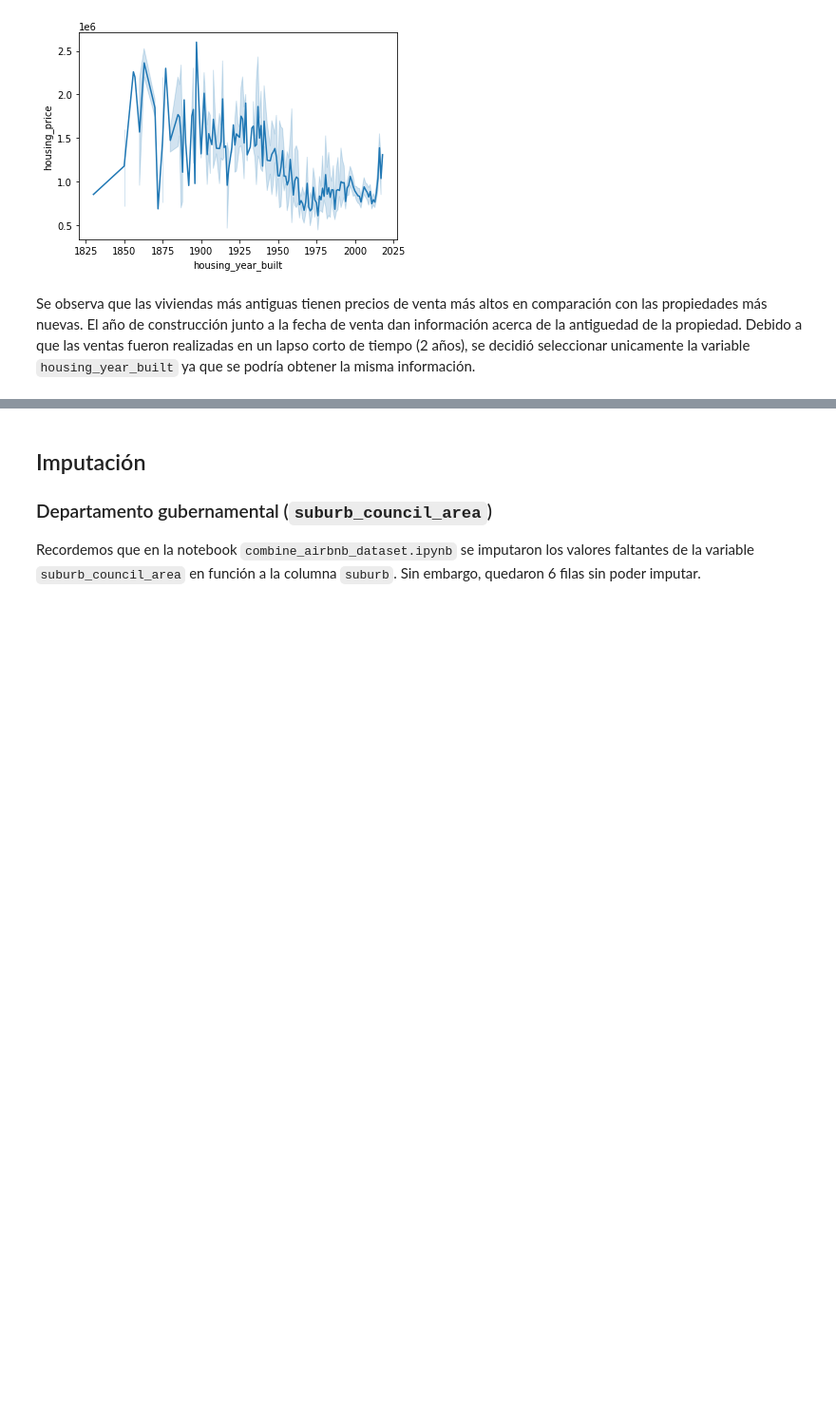
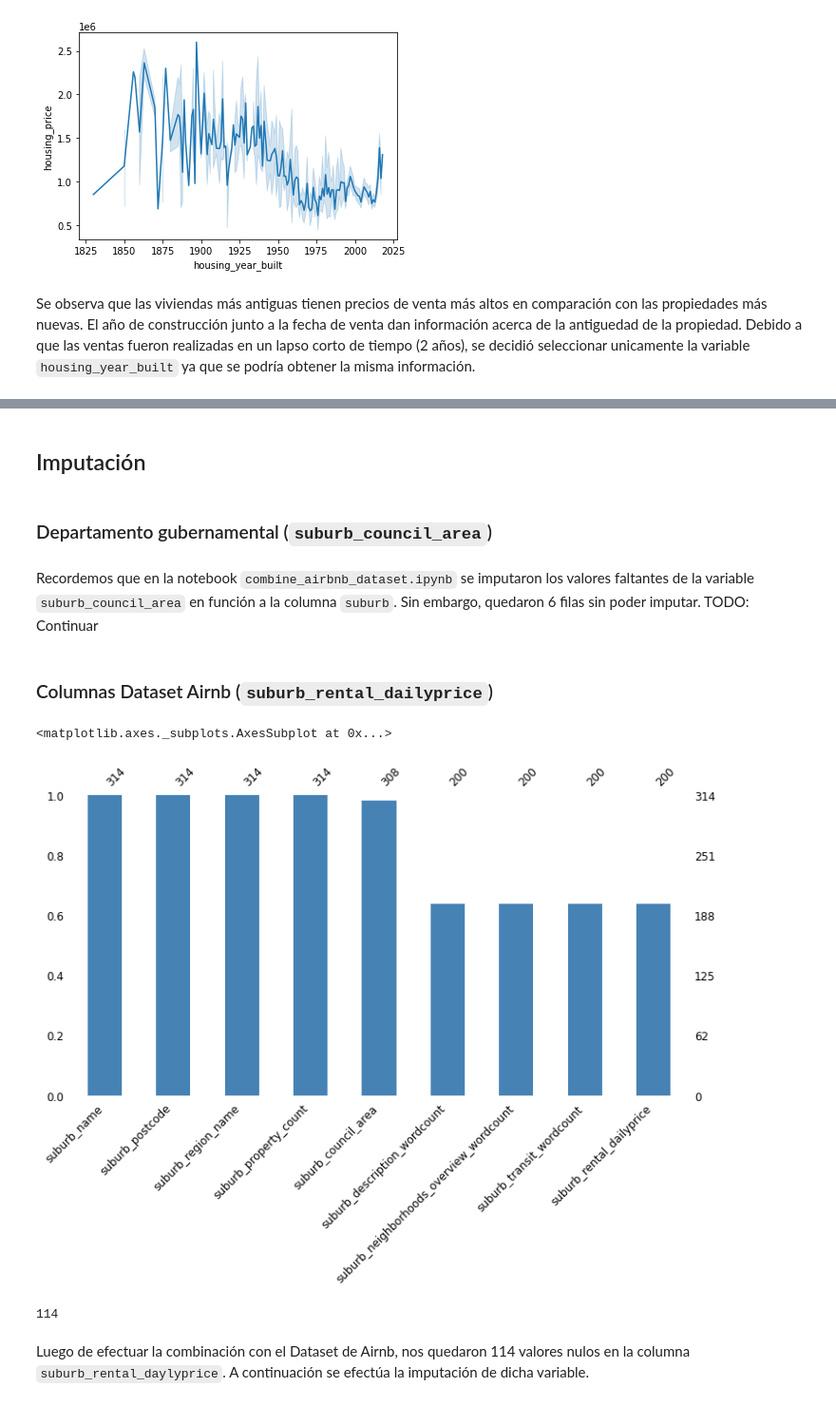
Before and after one commit to benjaminocampo/DataCuration, a Jupyter notebook: notebooks/exploration/melbourne_exploration.ipynb, the cells around one changed output, grey strips where cells are left out. Shown at 95% size. Cells and saved outputs as stored; diff of their text form; code cells hidden in the pictures; blank space fills up the shorter version.

Commit message:
Imputación suburb_rental_dailyprice

```diff
--- a/notebooks/exploration/melbourne_exploration.ipynb
+++ b/notebooks/exploration/melbourne_exploration.ipynb
@@ -959,6 +959,19 @@ En conclusión se consideraron las siguientes variables:
 # %% [markdown]
 ## Imputación
-
-### Departamento gubernamental (`suburb_council_area`)
-
-Recordemos que en la notebook `combine_airbnb_dataset.ipynb` se imputaron los valores faltantes de la variable `suburb_council_area` en función a la columna `suburb`. Sin embargo, quedaron 6 filas sin poder imputar.
+# %% [markdown]
+### Departamento gubernamental (`suburb_council_area`)
+# %% [markdown]
+Recordemos que en la notebook `combine_airbnb_dataset.ipynb` se imputaron los valores faltantes de la variable `suburb_council_area` en función a la columna `suburb`. Sin embargo, quedaron 6 filas sin poder imputar. TODO: Continuar
+# %% [markdown]
+### Columnas Dataset Airnb (`suburb_rental_dailyprice`)
+# %%
+msno.bar(melb_suburb_df,figsize=(12, 6), fontsize=12, color='steelblue')
+# %% [output]
+<matplotlib.axes._subplots.AxesSubplot at 0x...>
+[figure, added]
+# %%
+melb_suburb_df.suburb_rental_dailyprice.isna().sum()
+# %% [output]
+114
+# %% [markdown]
+Luego de efectuar la combinación con el Dataset de Airnb, nos quedaron 114 valores nulos en la columna `suburb_rental_daylyprice`. A continuación se efectúa la imputación de dicha variable.
```
Also changed, not shown: parts of 14 cells of this notebook.
